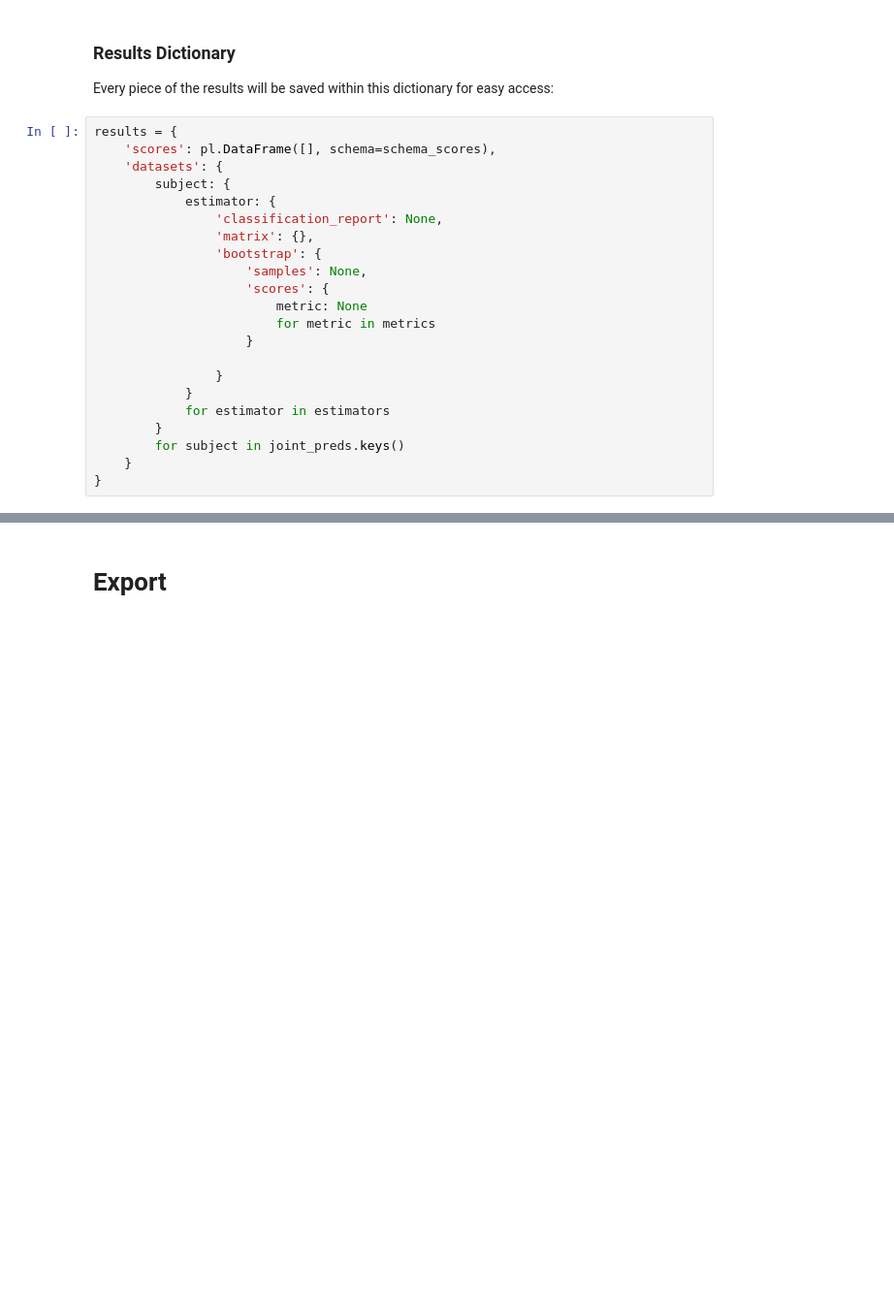
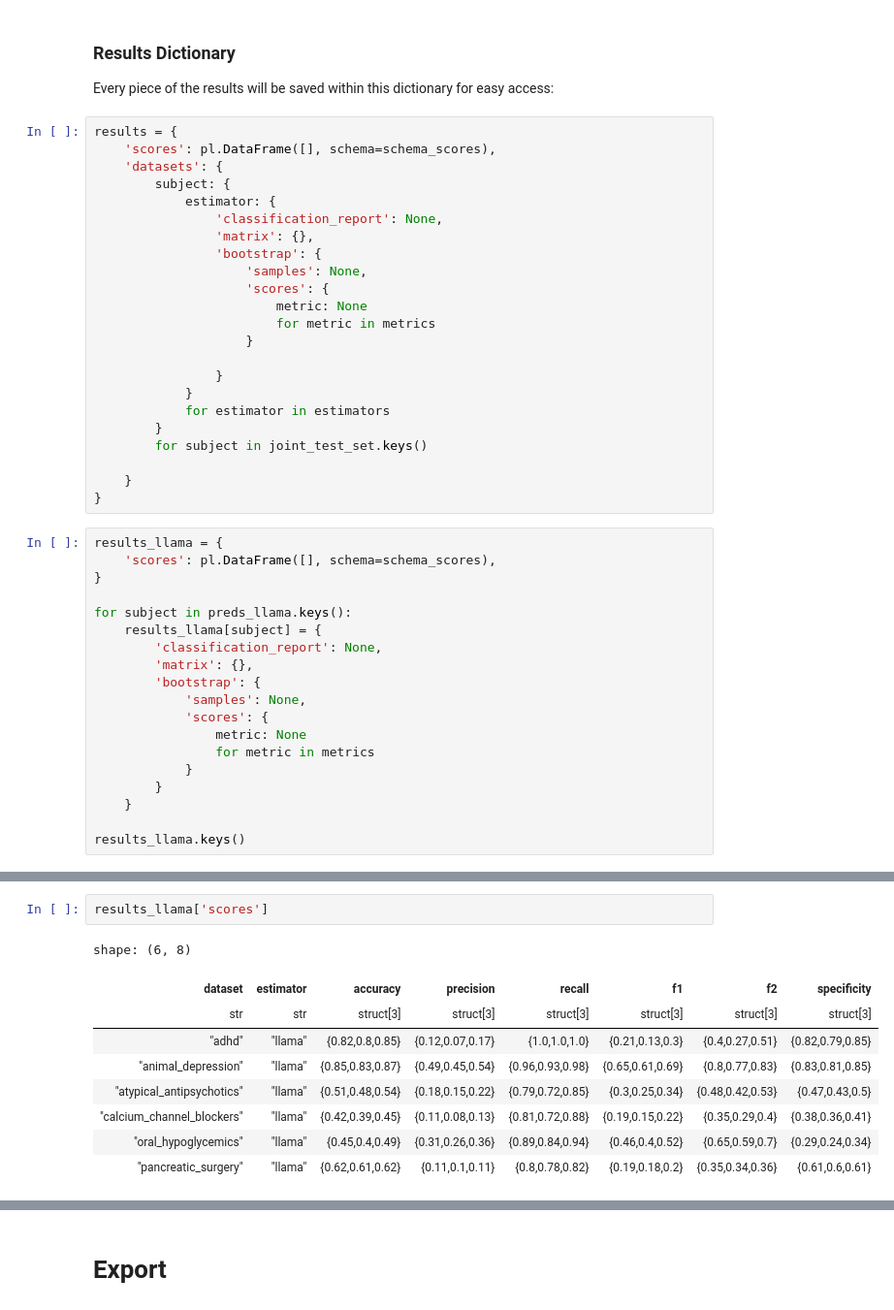
Before and after one commit to MarcoAigner/automated_title_abstract_screening, a Jupyter notebook: chapters/notebooks/3_4_results/calculation.ipynb, the cells around one changed output, grey strips where cells are left out. Shown at 97% size. Saved outputs shown, nothing was run; the diff lists cells and outputs as text; blank space fills up the shorter version.

Commit message:
format the calculation of performance metrics

```diff
--- a/chapters/notebooks/3_4_results/calculation.ipynb
+++ b/chapters/notebooks/3_4_results/calculation.ipynb
@@ -217,6 +240,26 @@ results = {
             }
             for estimator in estimators
         }
-        for subject in joint_preds.keys()
+        for subject in joint_test_set.keys()
+
     }
 }
+# %%
+results_llama = {
+    'scores': pl.DataFrame([], schema=schema_scores),
+}
+
+for subject in preds_llama.keys():
+    results_llama[subject] = {
+        'classification_report': None,
+        'matrix': {},
+        'bootstrap': {
+            'samples': None,
+            'scores': {
+                metric: None
+                for metric in metrics
+            }
+        }
+    }
+
+results_llama.keys()
@@ -225,0 +339,12 @@ Calculate the result metrics and save all metrics and accompaning data, such as
+# %%
+results_llama['scores']
+# %% [output]
+shape: (6, 8)
+| dataset | estimator | accuracy | precision | recall | f1 | f2 | specificity |
+| str | str | struct[3] | struct[3] | struct[3] | struct[3] | struct[3] | struct[3] |
+| "adhd" | "llama" | {0.82,0.8,0.85} | {0.12,0.07,0.17} | {1.0,1.0,1.0} | {0.21,0.13,0.3} | {0.4,0.27,0.51} | {0.82,0.79,0.85} |
+| "animal_depression" | "llama" | {0.85,0.83,0.87} | {0.49,0.45,0.54} | {0.96,0.93,0.98} | {0.65,0.61,0.69} | {0.8,0.77,0.83} | {0.83,0.81,0.85} |
+| "atypical_antipsychotics" | "llama" | {0.51,0.48,0.54} | {0.18,0.15,0.22} | {0.79,0.72,0.85} | {0.3,0.25,0.34} | {0.48,0.42,0.53} | {0.47,0.43,0.5} |
+| "calcium_channel_blockers" | "llama" | {0.42,0.39,0.45} | {0.11,0.08,0.13} | {0.81,0.72,0.88} | {0.19,0.15,0.22} | {0.35,0.29,0.4} | {0.38,0.36,0.41} |
+| "oral_hypoglycemics" | "llama" | {0.45,0.4,0.49} | {0.31,0.26,0.36} | {0.89,0.84,0.94} | {0.46,0.4,0.52} | {0.65,0.59,0.7} | {0.29,0.24,0.34} |
+| "pancreatic_surgery" | "llama" | {0.62,0.61,0.62} | {0.11,0.1,0.11} | {0.8,0.78,0.82} | {0.19,0.18,0.2} | {0.35,0.34,0.36} | {0.61,0.6,0.61} |
```
Also changed, not shown: parts of 25 cells of this notebook.
